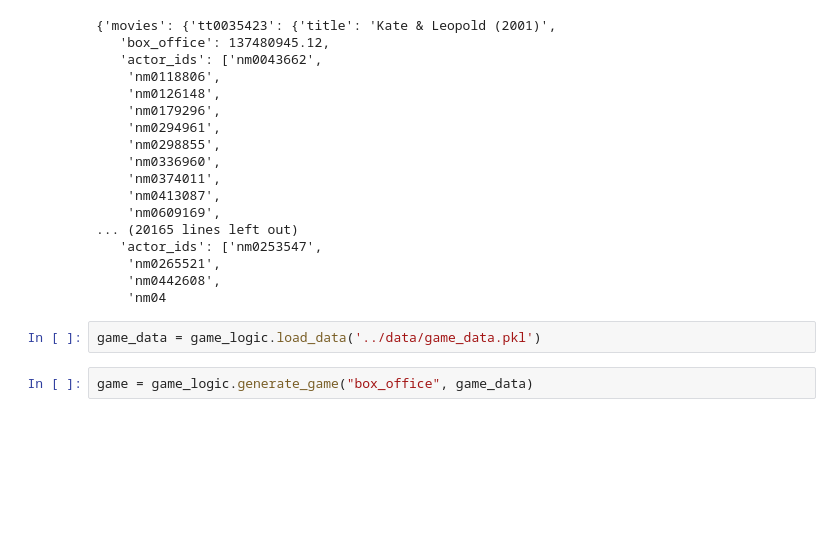
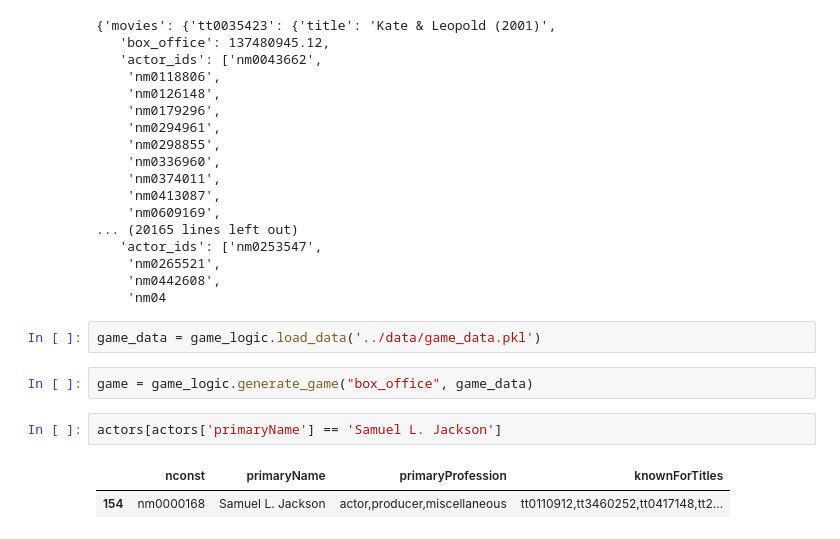
Before and after one commit to Shilord/Data515_MediaAnalysis_FinalProj, a Jupyter notebook: game_logic/testing.ipynb, the cells around one changed output. Cells and saved outputs as stored; diff of their text form; blank space fills up the shorter version.

```diff
--- a/game_logic/testing.ipynb
+++ b/game_logic/testing.ipynb
@@ -64,3 +76,8 @@ game_logic.build_and_save('../data/final_movies.parquet', '../data/actor_names.p
 game_data = game_logic.load_data('../data/game_data.pkl')
 # %%
 game = game_logic.generate_game("box_office", game_data)
+# %%
+actors[actors['primaryName'] == 'Samuel L. Jackson']
+# %% [output]
+|  | nconst | primaryName | primaryProfession | knownForTitles |
+| 154 | nm0000168 | Samuel L. Jackson | actor,producer,miscellaneous | tt0110912,tt3460252,tt0417148,tt2... |
```
Also changed, not shown: parts of 5 cells of this notebook.
